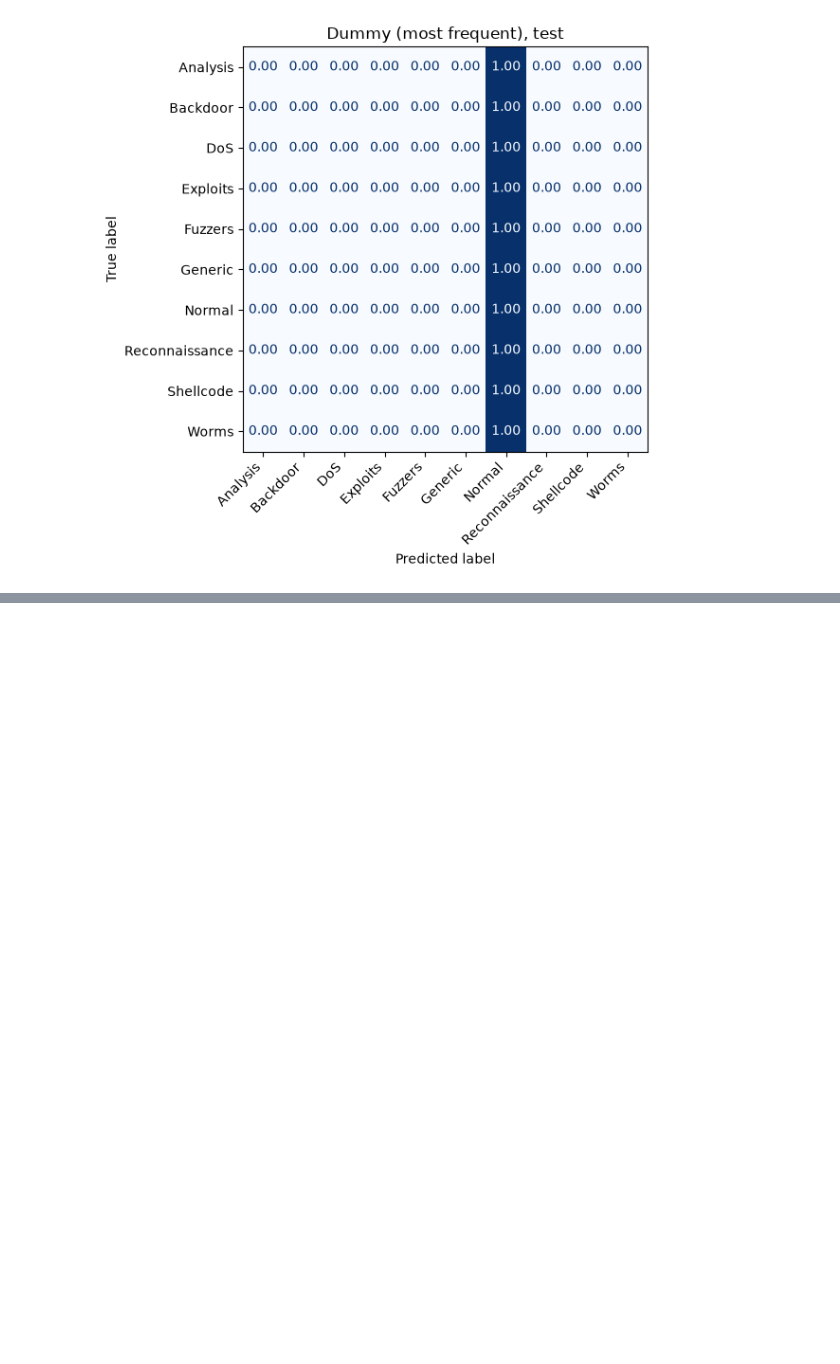
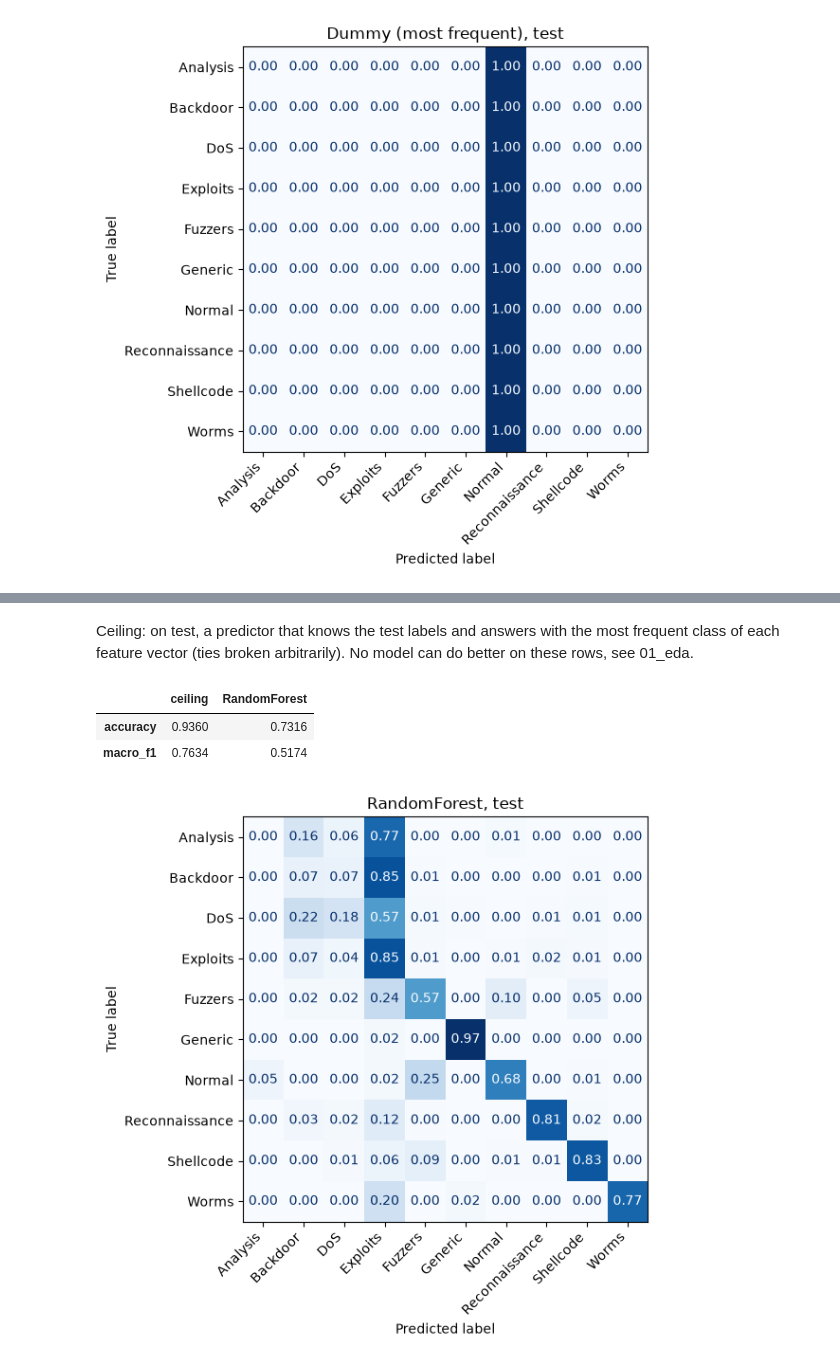
Before and after one commit to ZiGabiZi/Anomaly-detection-in-Network-traffic-using-ML, a Jupyter notebook: notebooks/02_supervised.ipynb, the cells around one changed output, grey strips where cells are left out. Cells and saved outputs as stored; diff of their text form; code cells hidden in the pictures; blank space fills up the shorter version.

```diff
--- a/notebooks/02_supervised.ipynb
+++ b/notebooks/02_supervised.ipynb
@@ -106,0 +265,19 @@ plt.show()
+# %%
+multi = {}
+for name, search in multi_search.items():
+    model = search.best_estimator_
+    multi[name] = {
+        "model": model,
+        "params": clean(search.best_params_),
+        "val": evaluate_multiclass(ym_val, model.predict(Xm_val), labels),
+    }
+
+pd.DataFrame({
+    name: {
+        "cv macro-F1": multi_search[name].best_score_,
+        "val macro-F1": m["val"]["macro_f1"],
+        "val accuracy": m["val"]["accuracy"],
+        "class_weight": m["params"].get("class_weight"),
+    }
+    for name, m in multi.items()
+}).T
@@ -106,0 +289,3 @@ plt.show()
+# %%
+best_multi = max(multi, key=lambda name: multi[name]["val"]["macro_f1"])
+best_multi
@@ -106,0 +397,23 @@ plt.show()
+# %% [markdown]
+Ceiling: on test, a predictor that knows the test labels and answers with the most frequent class of each feature vector (ties broken arbitrarily).
+No model can do better on these rows, see 01_eda.
+# %%
+counts = test_df.groupby(FEATURES + ["attack_cat"]).size().rename("n").reset_index()
+majority = counts.sort_values("n", ascending=False).drop_duplicates(FEATURES)[FEATURES + ["attack_cat"]]
+oracle = test_df[FEATURES].merge(majority, on=FEATURES, how="left")["attack_cat"]
+ceiling = evaluate_multiclass(y_test_multi, oracle, labels)
+
+pd.DataFrame({
+    "ceiling": {"accuracy": ceiling["accuracy"], "macro_f1": ceiling["macro_f1"]},
+    best_multi: {"accuracy": multi[best_multi]["test"]["accuracy"], "macro_f1": multi[best_multi]["test"]["macro_f1"]},
+}).round(4)
+# %% [output]
+|  | ceiling | RandomForest |
+| accuracy | 0.9360 | 0.7316 |
+| macro_f1 | 0.7634 | 0.5174 |
+# %%
+fig = plot_confusion(multi[best_multi]["test"]["confusion_matrix"], labels, f"{best_multi}, test",
+                     path=FIGURES_DIR / "multiclass_confusion.png")
+plt.show()
+# %% [output]
+[figure, added]
```
Also changed, not shown: parts of 27 cells of this notebook, 8 other files.
